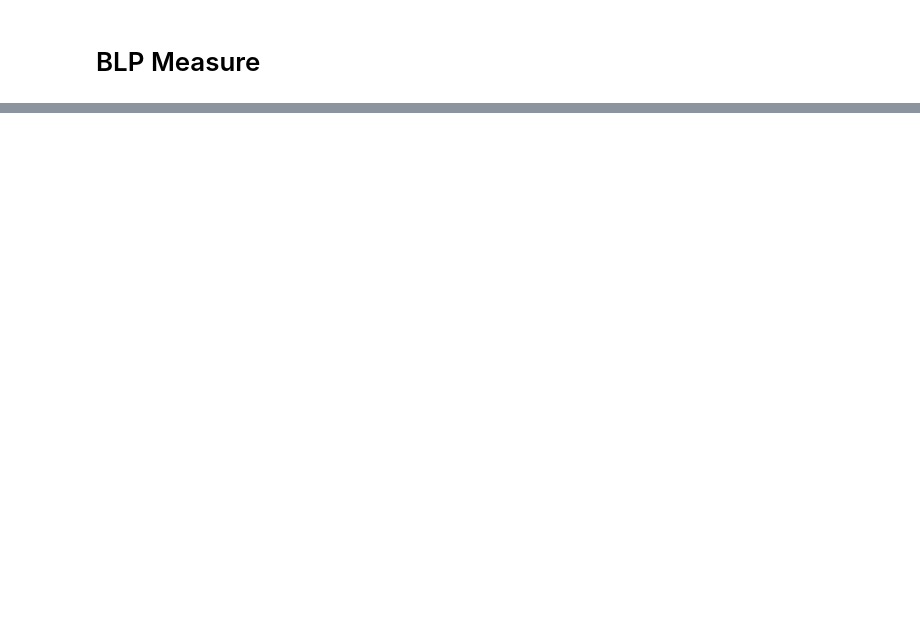
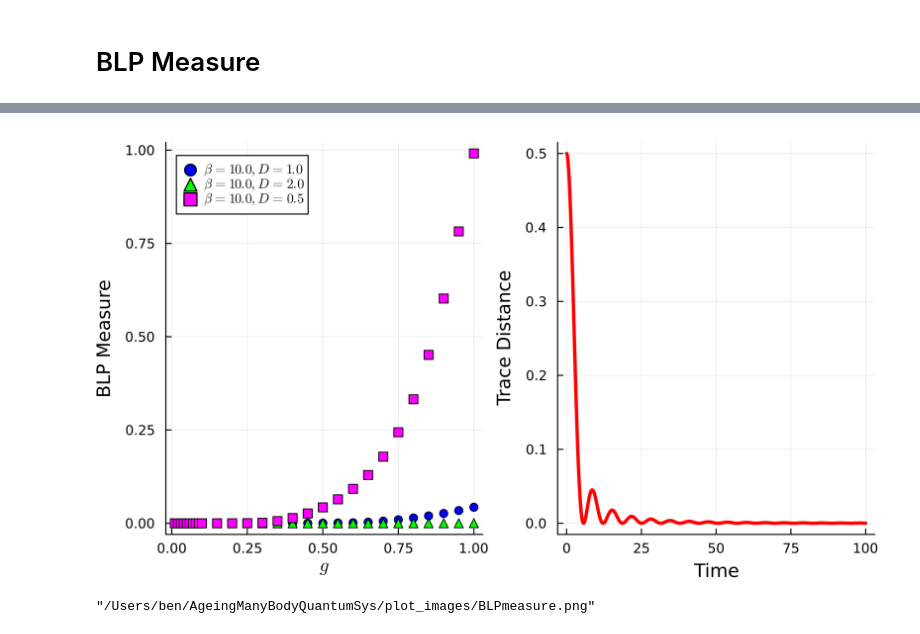
Before and after one commit to FTurci/AgeingManyBodyQuantumSys, a Jupyter notebook: Ben Code/fluxAnims.ipynb, the cells around one changed output, grey strips where cells are left out. Saved outputs shown, nothing was run; the diff lists cells and outputs as text; code cells hidden in the pictures; blank space fills up the shorter version.

```diff
--- a/Ben Code/fluxAnims.ipynb
+++ b/Ben Code/fluxAnims.ipynb
@@ -114,7 +113,10 @@ display(plot(cutoff, xlabel="\$ \\beta \$", ylabel="approximate markovian cut",l
 # %% [markdown]
 # measures
 # %%
-function trace_distance(A, B, n, N) #1st matrix, 2nd matrix, chain sites included, chain sites
+function trace_distance(rho1, rho2)
+    return 0.5 * abs(rho1-rho2)
+end
+function HS_distance(A, B, n, N) #1st matrix, 2nd matrix, chain sites included, chain sites
     Ma = A[N+1-n:N+1+n,N+1-n:N+1+n]
     Mb = B[N+1-n:N+1+n,N+1-n:N+1+n]
     Id = I(2n+1)
@@ -235,11 +208,11 @@ Plots.AnimatedGif("/Users/ben/AgeingManyBodyQuantumSys/figures/mutualInfo_g0.1B1
 # BLP Measure
 # %%
 D = 1.0
-beta = 100.0
+beta = 10.0
 mu = 0.0
 N=100
 
-gs = 0.01:0.01:0.2
+gs = vcat(collect(0.01:0.01:0.1), collect(0.15:0.05:1.0))
 BLP = []
 for g in gs
     J = create_spectral("elliptical", D, g)
@@ -248,8 +221,6 @@ for g in gs
     E1, h1 = chain_map(J1, N, D)
     E2, h2 = chain_map(J2, N, D)
 
-    cut = findfirst(k -> maximum(h1[k:k+10]) - minimum(h1[k:k+10]) < 0.001 , collect(1:length(h1)-10))
-
     H = make_H_matrix(E1, E2, h1, h2, Esys, N, sys)
     C0_full = prepare_correlations(N,sys,1.0)
     C0_empty = prepare_correlations(N,sys,0.0)
@@ -257,13 +228,11 @@ for g in gs
     Cs_empty = evolve_corrs(C0_empty, H, dt, tmax, N)
     len = length(Cs_full)
 
-    d2 = [trace_distance(Cs_full[t], Cs_empty[t], cut, N) for t in 1:len]
+
+    d2 = [trace_distance(real(Cs_full[t][N+1,N+1]), real(Cs_empty[t][N+1,N+1])) for t in 1:len]
     Df = d2[2:end]
     Di = d2[1:end-1]
     dD_dt = real.(Df-Di)
     Nphi = sum(dD_dt[dD_dt .>= 0.0])
     push!(BLP, Nphi)
 end
-
-p = plot(gs, BLP, xlabel="\$ g \$", ylabel="BLP Measure assuming initial 0.0, 1.0",
-    title="\$ \\beta=$(beta), \\mu=$(mu), D=$(D) \$",label="", seriestype=:scatter)
@@ -276,0 +300,30 @@ p = plot(gs, BLP, xlabel="\$ g \$", ylabel="BLP Measure assuming initial 0.0, 1.
+# %%
+g=0.6
+beta=10.0
+D=0.5
+J = create_spectral("elliptical", D, g)
+J1, J2 = thermofield_transform(J, beta, mu)
+
+E1, h1 = chain_map(J1, N, D)
+E2, h2 = chain_map(J2, N, D)
+
+H = make_H_matrix(E1, E2, h1, h2, Esys, N, sys)
+C0_full = prepare_correlations(N,sys,1.0)
+C0_empty = prepare_correlations(N,sys,0.0)
+Cs_full = evolve_corrs(C0_full, H, dt, tmax, N)
+Cs_empty = evolve_corrs(C0_empty, H, dt, tmax, N)
+len = length(Cs_full)
+
+ylabel!(p, "BLP Measure")
+title!(p, "")
+
+TD = [trace_distance(real(Cs_full[t][N+1,N+1]), real(Cs_empty[t][N+1,N+1])) for t in 1:len]
+
+p1 = plot(0:dt:tmax, TD, xlabel="Time", ylabel="Trace Distance", c=:red, lw=3, label="")
+p2 = plot(p,p1; size=(700,400))
+# %% [output]
+[figure, added]
+# %%
+savefig(p2, "/Users/ben/AgeingManyBodyQuantumSys/plot_images/BLPmeasure.png")
+# %% [output]
+"/Users/ben/AgeingManyBodyQuantumSys/plot_images/BLPmeasure.png"
```
Also changed, not shown: parts of 8 cells of this notebook, 2 other files.
